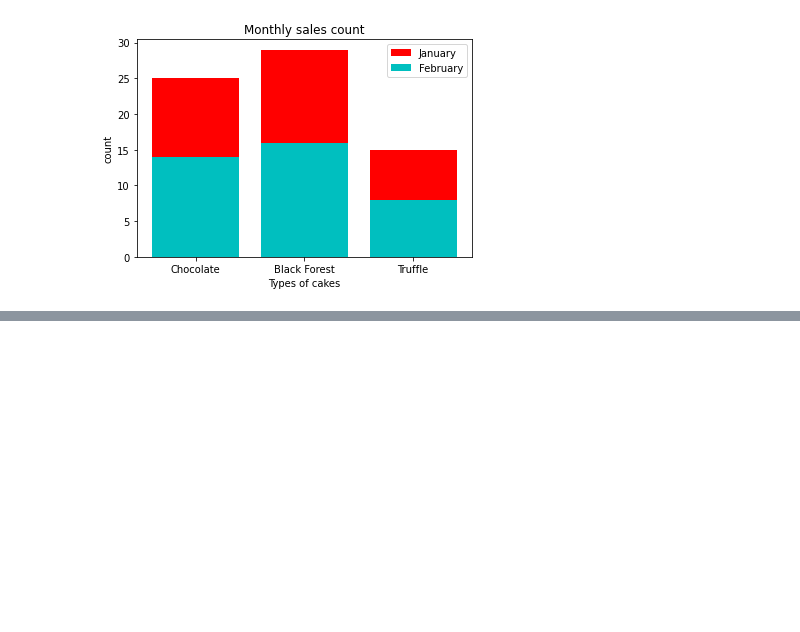
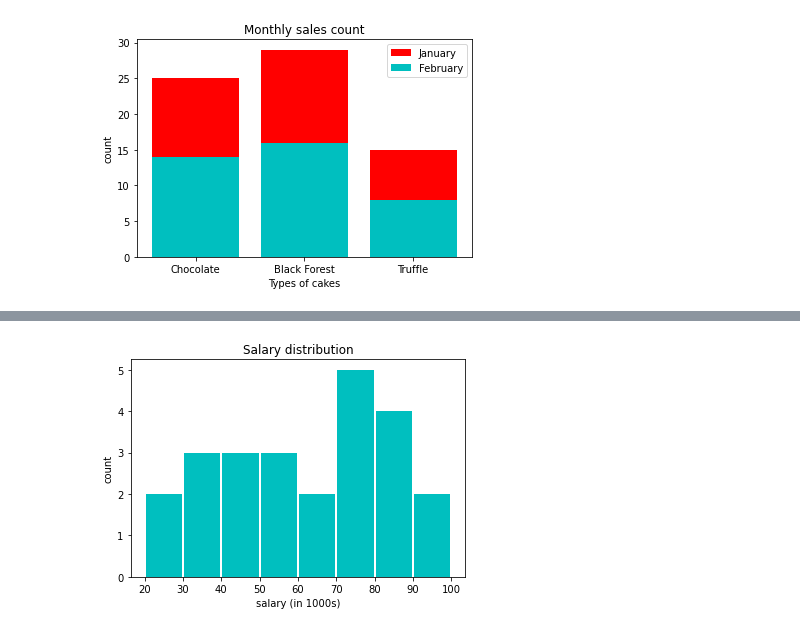
Before and after one commit to Sreekanthrshekar/personal_projects, a Jupyter notebook: Matplotlib.ipynb, the cells around one changed output, grey strips where cells are left out. Cells and saved outputs as stored; diff of their text form; code cells hidden in the pictures; blank space fills up the shorter version.

Commit message:
added code to plot histogram.

```diff
--- a/Matplotlib.ipynb
+++ b/Matplotlib.ipynb
@@ -108,0 +113,10 @@ plt.show()
+# %%
+salary=[23,32,78,56,34,29,78,89,54,66,73,48,96,82,38,49,57,69,73,85,99,43,79,80]
+bins=[20,30,40,50,60,70,80,90,100]
+plt.hist(salary,bins,histtype='bar',rwidth=0.95,color='c')
+plt.xlabel('salary (in 1000s)')
+plt.ylabel('count')
+plt.title('Salary distribution')
+plt.show()
+# %% [output]
+[figure, added]
```
Also changed, not shown: parts of 3 cells of this notebook.
